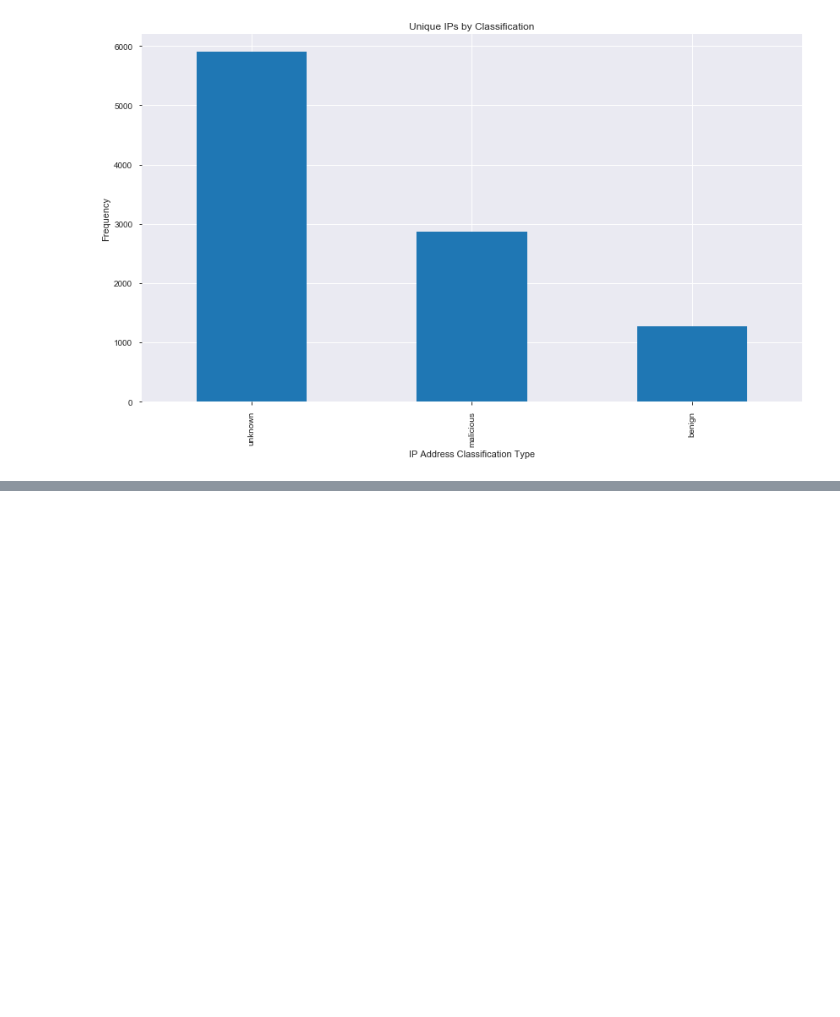
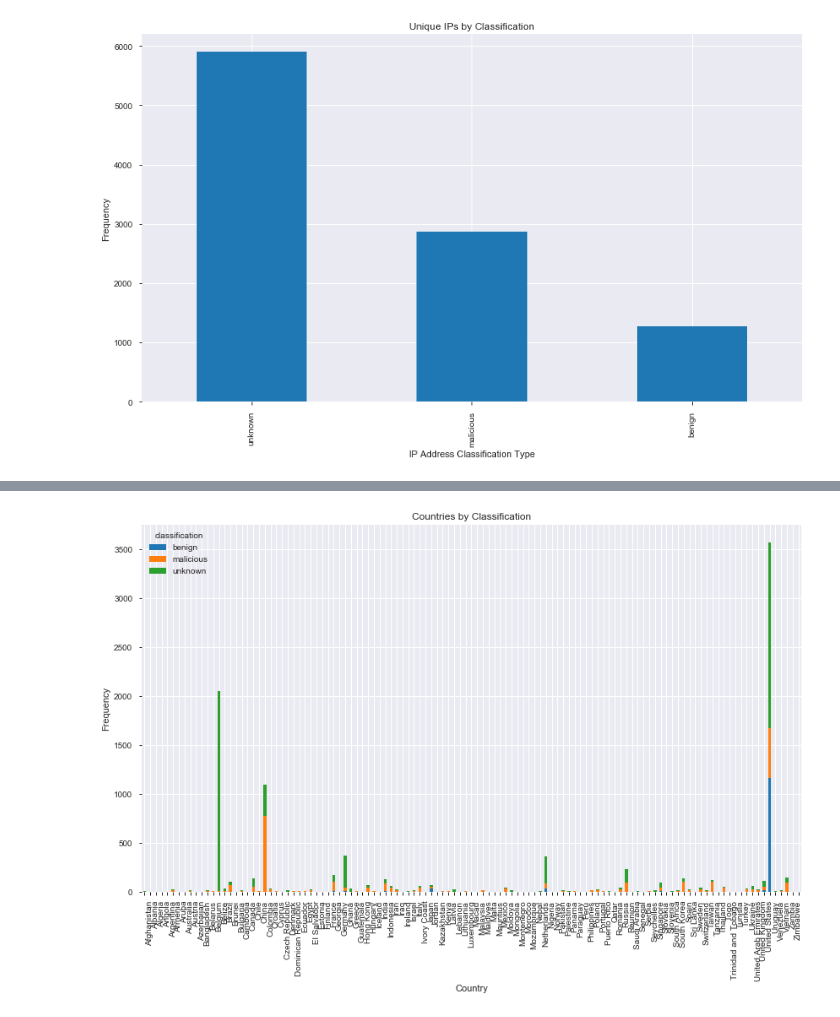
Before and after one commit to normur/ATA_honeypot, a Jupyter notebook: ATA_Honeypot_Analysis .ipynb, the cells around one changed output, grey strips where cells are left out. Drawn from its saved outputs; the diff is of its cells as text; code cells hidden in the pictures; blank space fills up the shorter version.

```diff
--- a/ATA_Honeypot_Analysis .ipynb
+++ b/ATA_Honeypot_Analysis .ipynb
@@ -194,0 +205,10 @@ plt.show()
+# %%
+ax = grey_noise_loc.groupby(['metadata.country','classification']).size().unstack().plot(kind='bar',
+                                                                                    stacked=True,
+                                                                                   figsize=(14,8),
+                                                                                   title="Countries by Classification")
+ax.set_xlabel("Country")
+ax.set_ylabel("Frequency")
+plt.show()
+# %% [output]
+[figure, added]
```
Also changed, not shown: parts of 8 cells of this notebook.
